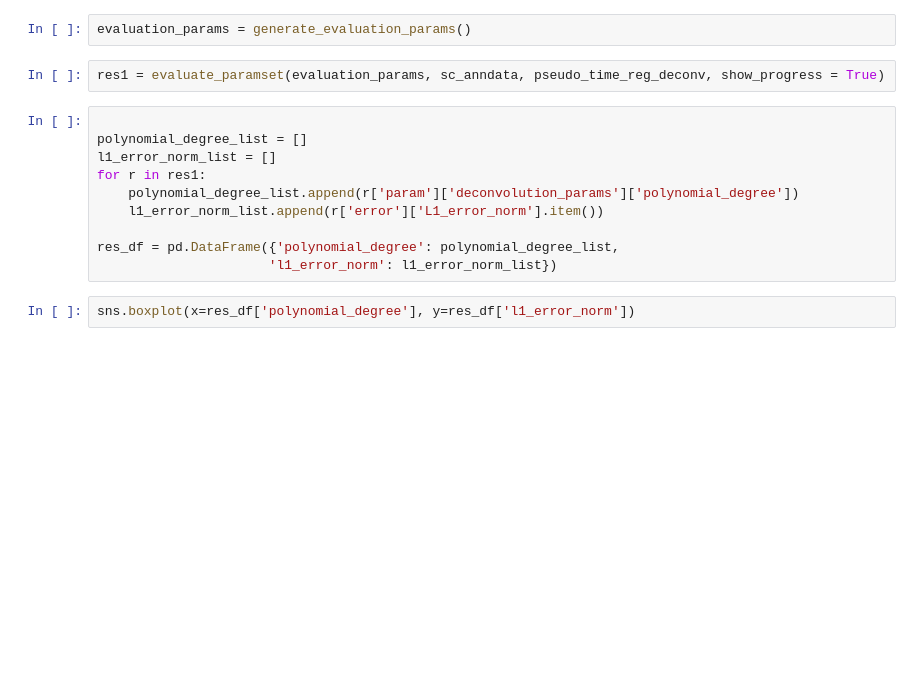
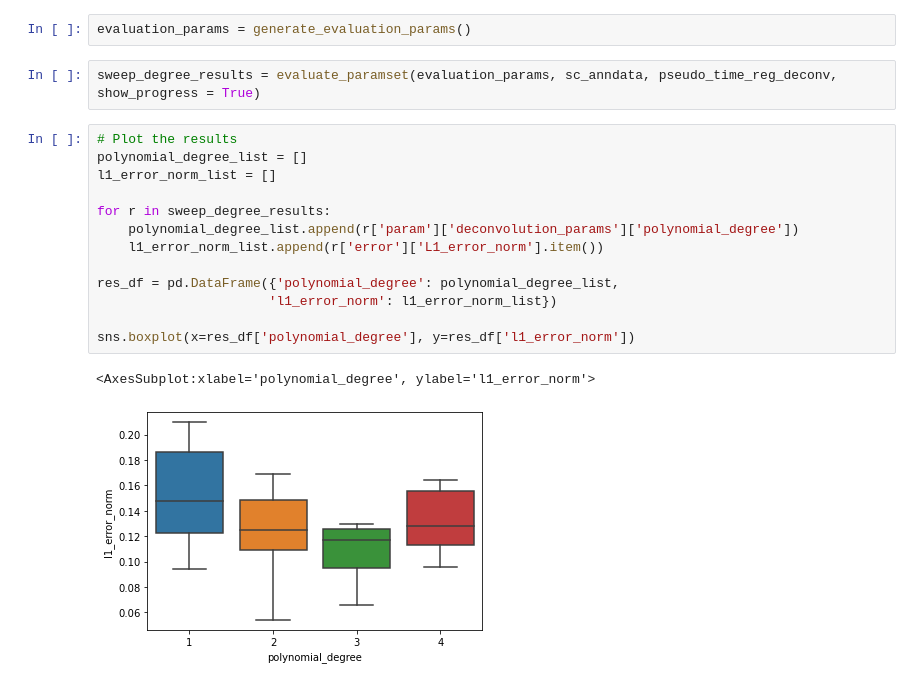
Before and after one commit to broadinstitute/temporal-rna-seq-deconvolution, a Jupyter notebook: deconvolve-simulated-parameter-search.ipynb, the cells around one changed output. Cells and saved outputs as stored; diff of their text form; blank space fills up the shorter version.

Commit message:
add polynomial parameter search

```diff
--- a/deconvolve-simulated-parameter-search.ipynb
+++ b/deconvolve-simulated-parameter-search.ipynb
@@ -93,16 +111,20 @@ def generate_evaluation_params(
 # %%
 evaluation_params = generate_evaluation_params()
 # %%
-res1 = evaluate_paramset(evaluation_params, sc_anndata, pseudo_time_reg_deconv, show_progress = True)
+sweep_degree_results = evaluate_paramset(evaluation_params, sc_anndata, pseudo_time_reg_deconv, show_progress = True)
 # %%
-
+# Plot the results
 polynomial_degree_list = []
 l1_error_norm_list = []
-for r in res1:
+
+for r in sweep_degree_results:
     polynomial_degree_list.append(r['param']['deconvolution_params']['polynomial_degree'])
     l1_error_norm_list.append(r['error']['L1_error_norm'].item())
 
 res_df = pd.DataFrame({'polynomial_degree': polynomial_degree_list,
                       'l1_error_norm': l1_error_norm_list})
+
+sns.boxplot(x=res_df['polynomial_degree'], y=res_df['l1_error_norm'])
+# %% [output]
+<AxesSubplot:xlabel='polynomial_degree', ylabel='l1_error_norm'>
+[figure, added]
-# %%
-sns.boxplot(x=res_df['polynomial_degree'], y=res_df['l1_error_norm'])
```
Also changed, not shown: parts of 6 cells of this notebook, 2 other files.
